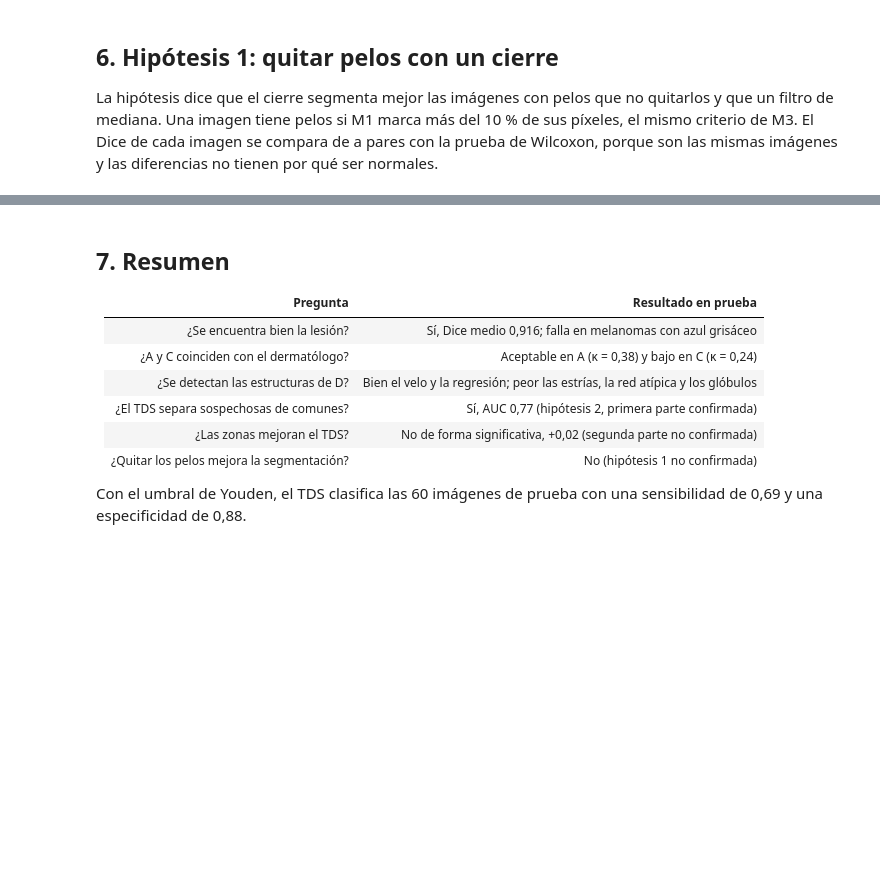
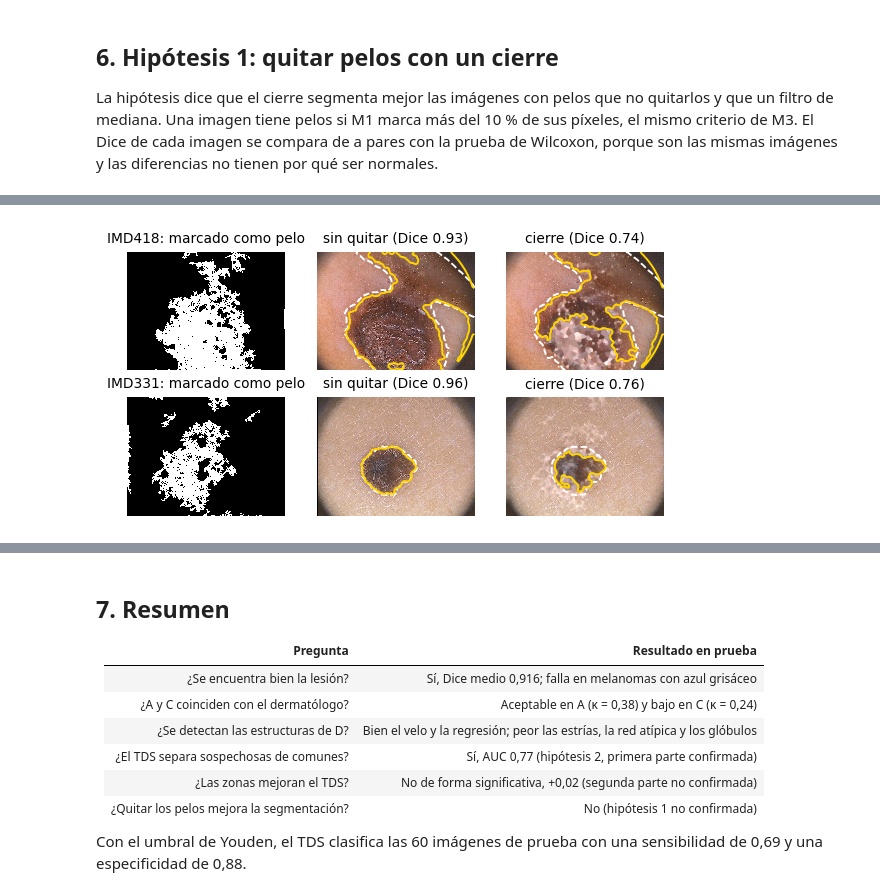
Before and after one commit to facortega/PSIB2026Q2-TPI-Grupo02-CassanoNieto-DElia-Ortega, a Jupyter notebook: modulos/m7_clasificacion_resultados/clasificacion_resultados.ipynb, the cells around one changed output, grey strips where cells are left out. Saved outputs shown, nothing was run; the diff lists cells and outputs as text; code cells hidden in the pictures; blank space fills up the shorter version.

```diff
--- a/modulos/m7_clasificacion_resultados/clasificacion_resultados.ipynb
+++ b/modulos/m7_clasificacion_resultados/clasificacion_resultados.ipynb
@@ -224,0 +223,22 @@ El cierre sigue siendo el método del algoritmo porque esa decisión se tomó an
+# %%
+# ¿Por qué pierde el cierre? En las imágenes con pelos de entrenamiento se mide qué parte de la lesión
+# marca M1 como pelo (y reconstruye con inpainting), y se repite la segmentación con menos suavizado (σ = 1)
+filas = []
+for nombre in entrenamiento[entrenamiento.fraccion_pelos > 0.10].nombre:
+    caso = carga_de_datos.cargar_caso(nombre)
+    fila = {"nombre": nombre}
+    for metodo in mejoramiento.METODOS_PELOS:
+        mejorada, valida, pelos = mejoramiento.mejorar(caso.imagen, metodo)
+        fila[f"dice_s1_{metodo}"] = segmentacion.dice(segmentacion.segmentar(mejorada, valida, sigma=1), caso.mascara_ref)
+    # el último de METODOS_PELOS es "cierre"
+    fila["lesión marcada como pelo"] = (pelos & caso.mascara_ref).sum() / caso.mascara_ref.sum()
+    filas.append(fila)
+causa = pd.DataFrame(filas).merge(entrenamiento[["nombre", "dice_cierre", "dice_ninguno"]], on="nombre")
+causa["cierre - ninguno"] = causa.dice_cierre - causa.dice_ninguno
+
+for rival in ("ninguno", "mediana"):
+    diferencia = causa.dice_s1_cierre - causa[f"dice_s1_{rival}"]
+    print(f"Con σ = 1, cierre - {rival}: mejora en {(diferencia > 0).sum()}, empeora en {(diferencia < 0).sum()}")
+print("Spearman entre lesión marcada como pelo y cierre - ninguno:",
+      round(stats.spearmanr(causa["lesión marcada como pelo"], causa["cierre - ninguno"]).statistic, 2))
+causa.sort_values("cierre - ninguno")[["nombre", "cierre - ninguno", "lesión marcada como pelo"]].head(4).round(2)
@@ -224,0 +254,16 @@ El cierre sigue siendo el método del algoritmo porque esa decisión se tomó an
+# %%
+# Las dos imágenes que más pierden: lo que M1 marca como pelo y la segmentación con y sin el cierre
+import matplotlib.pyplot as plt
+
+fig, ax = plt.subplots(2, 3, figsize=(16 / 2.54, 8 / 2.54))
+for fila, nombre in zip(ax, ["IMD418", "IMD331"]):
+    caso = carga_de_datos.cargar_caso(nombre)
+    sin_pelos, valida, pelos = mejoramiento.mejorar(caso.imagen, "cierre")
+    graficos.mostrar(fila[0], pelos, f"{nombre}: marcado como pelo")
+    for a, (titulo, img) in zip(fila[1:], (("sin quitar", caso.imagen), ("cierre", sin_pelos))):
+        mascara = segmentacion.segmentar(img, valida)
+        graficos.mostrar(a, img, f"{titulo} (Dice {segmentacion.dice(mascara, caso.mascara_ref):.2f})")
+        graficos.contorno(a, caso.mascara_ref, referencia=True)
+        graficos.contorno(a, mascara)
+# %% [output]
+[figure, added]
```
Also changed, not shown: parts of 3 cells of this notebook, 4 other files.
